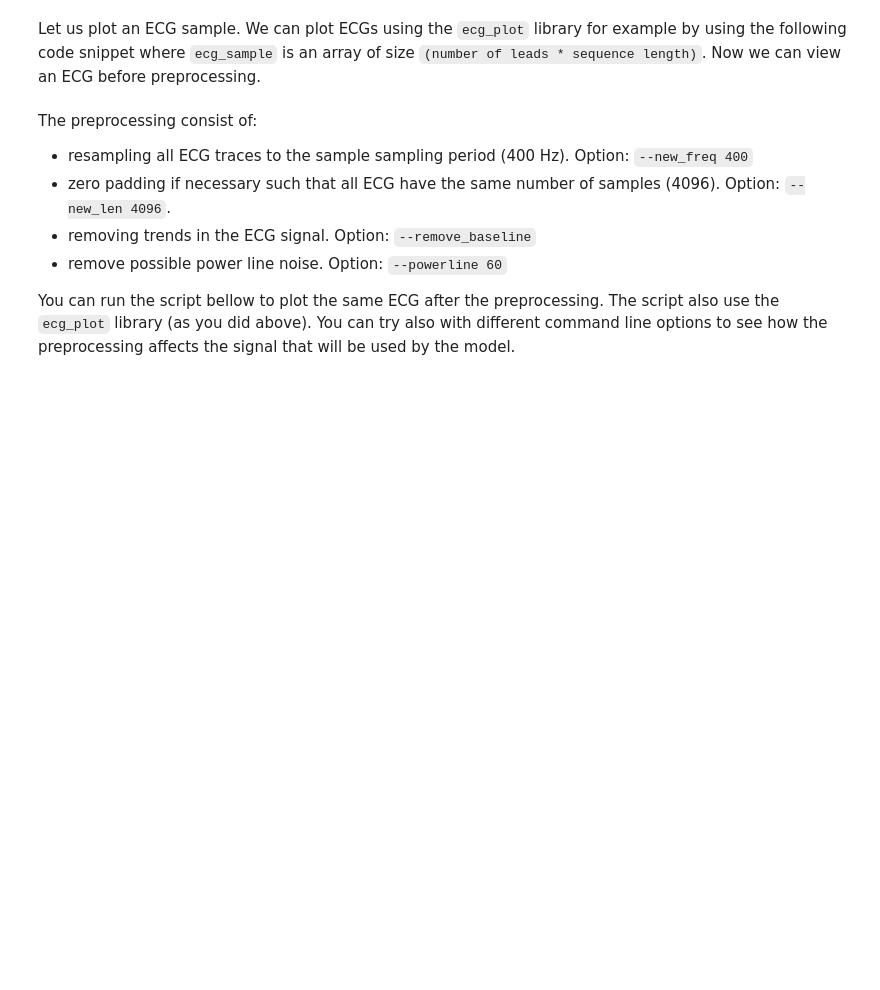
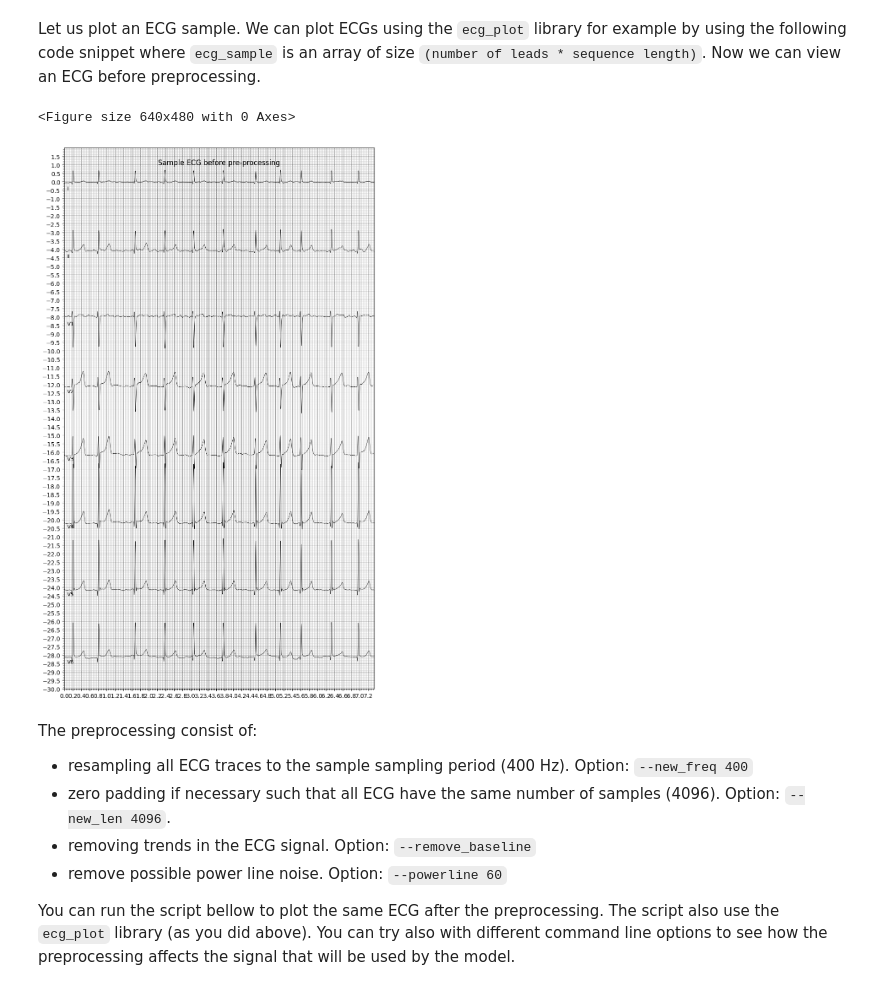
Before and after one commit to Krish97na/Krish97na, a Jupyter notebook: assignment_ecg_classification.ipynb, the cells around one changed output. Drawn from its saved outputs; the diff is of its cells as text; code cells hidden in the pictures; blank space fills up the shorter version.

```diff
--- a/assignment_ecg_classification.ipynb
+++ b/assignment_ecg_classification.ipynb
@@ -136,16 +153,19 @@ if not exists('ecg-preprocessing'):
 Let us plot an ECG sample. We can plot ECGs using the `ecg_plot` library for example by using the following code snippet where `ecg_sample` is an array of size `(number of leads * sequence length)`. Now we can view an ECG before preprocessing.
 # %%
 import ecg_plot
-runfile("ecg-preprocessing/read_ecg.py")
+runfile("ecg-preprocessing/ecgprep/read_ecg.py")
 
 PATH_TO_WFDB = 'codesubset/train/TNMG100046'
 ecg_sample, sample_rate, _ = read_ecg(PATH_TO_WFDB)
 
 # ECG plot
 plt.figure()
 lead = ['I', 'II', 'V1', 'V2', 'V3', 'V4', 'V5', 'V6']
 ecg_plot.plot(ecg_sample, sample_rate=sample_rate, style='bw', row_height=8, lead_index=lead, columns=1, title='Sample ECG before pre-processing')
 plt.show()
+# %% [output]
+<Figure size 640x480 with 0 Axes>
+[figure, added]
 # %% [markdown]
 
 The preprocessing consist of:
```
Also changed, not shown: parts of 22 cells of this notebook.
